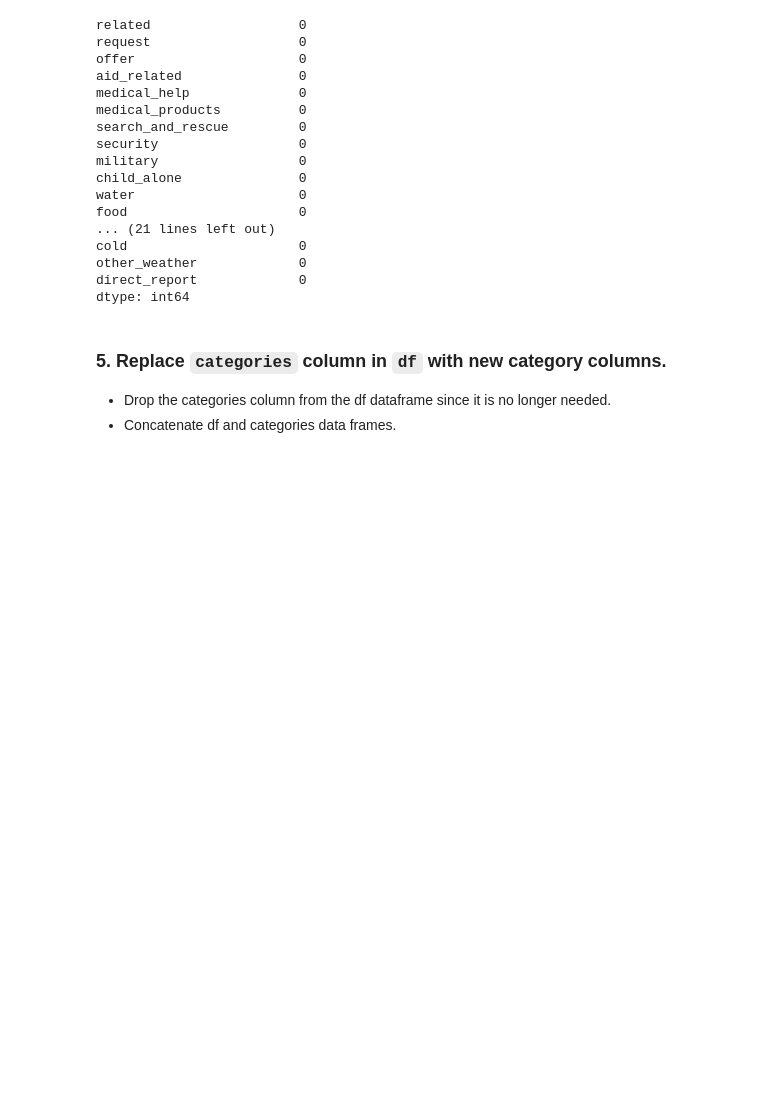
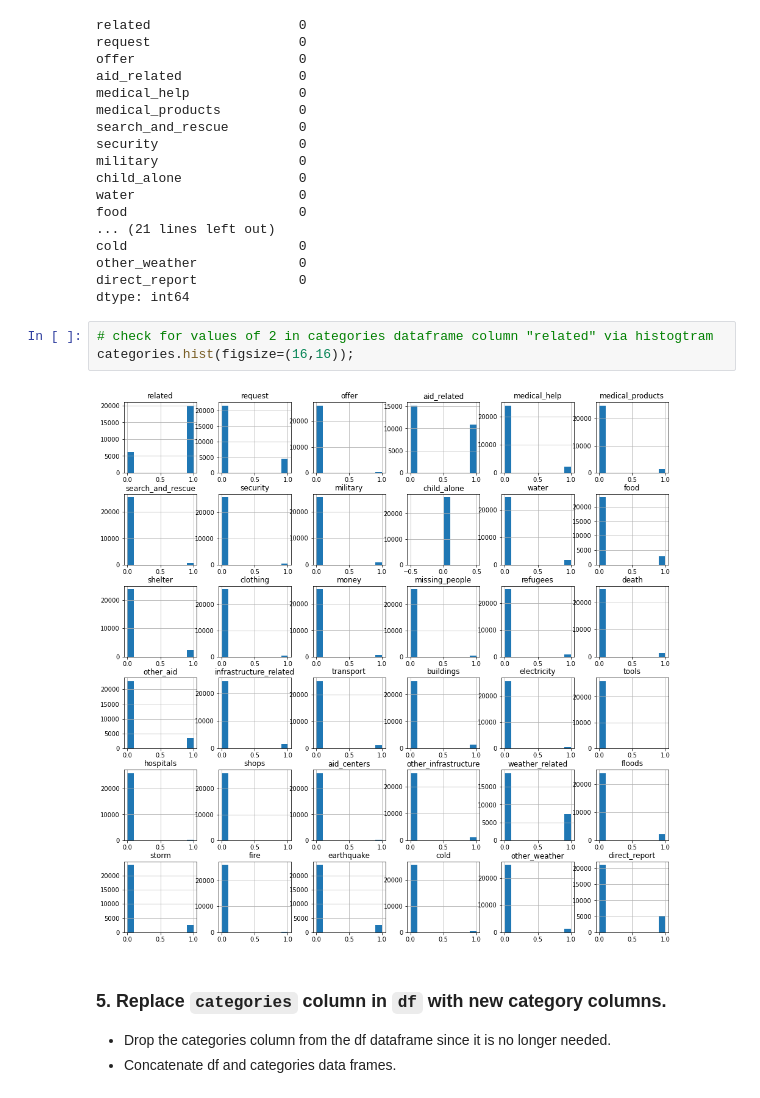
Before and after one commit to SebastianHess/Disaster_Response_Pipeline, a Jupyter notebook: jupyter_notebook/ETL_Pipeline_Preparation.ipynb, the cells around one changed output. Cells and saved outputs as stored; diff of their text form; blank space fills up the shorter version.

```diff
--- a/jupyter_notebook/ETL_Pipeline_Preparation.ipynb
+++ b/jupyter_notebook/ETL_Pipeline_Preparation.ipynb
@@ -170,6 +170,11 @@ cold                      0
 other_weather             0
 direct_report             0
 dtype: int64
+# %%
+# check for values of 2 in categories dataframe column "related" via histogtram
+categories.hist(figsize=(16,16));
+# %% [output]
+[figure, added]
 # %% [markdown]
 ### 5. Replace `categories` column in `df` with new category columns.
 - Drop the categories column from the df dataframe since it is no longer needed.
```
